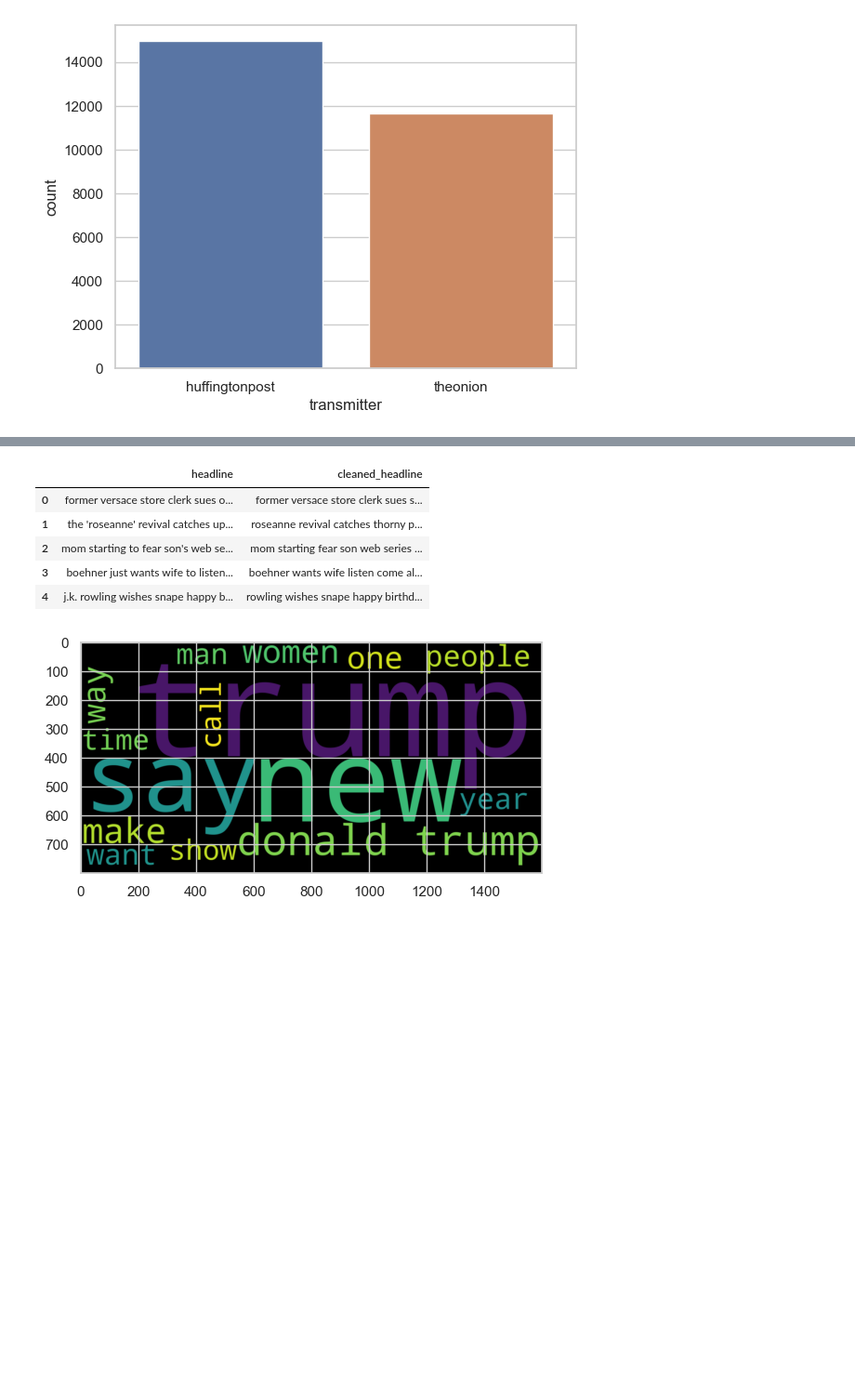
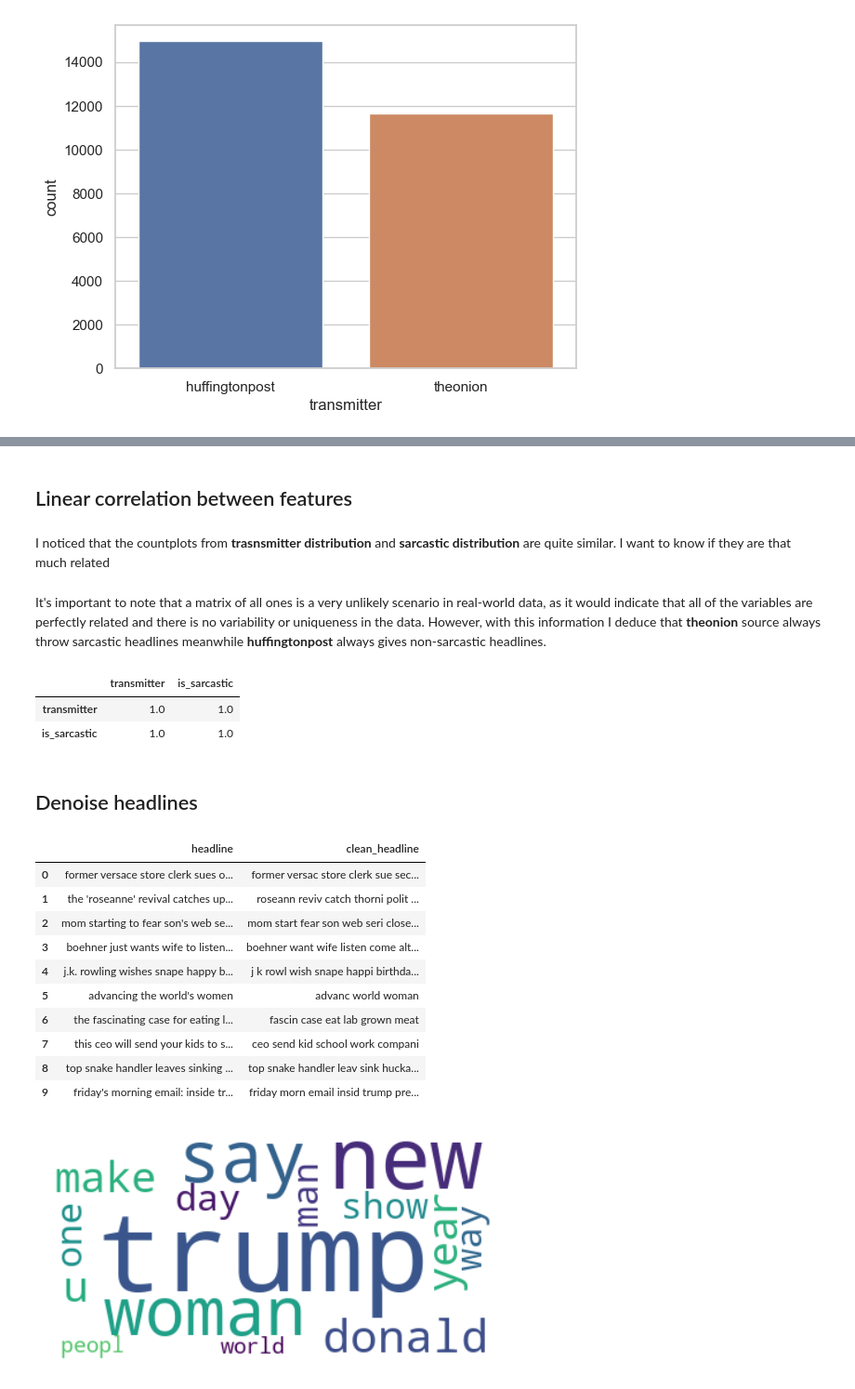
Before and after one commit to wilberquito/Sarcasm-Detector, a Jupyter notebook: detection.ipynb, the cells around one changed output, grey strips where cells are left out. Shown at 93% size. Drawn from its saved outputs; the diff is of its cells as text; code cells hidden in the pictures; blank space fills up the shorter version.

```diff
--- a/detection.ipynb
+++ b/detection.ipynb
@@ -181,0 +133,4 @@ def denoise_text(text):
+# %% [markdown]
+## Linear correlation between features
+# %% [markdown]
+I noticed that the countplots from **trasnsmitter distribution** and **sarcastic distribution** are quite similar. I want to know if they are that much related
@@ -182,11 +143,61 @@ def denoise_text(text):
+# %% [markdown]
+It's important to note that a matrix of all ones is a very unlikely scenario in real-world data, as it would indicate that all of the variables are perfectly related and there is no variability or uniqueness in the data. However, with this information I deduce that **theonion** source always throw sarcastic headlines meanwhile **huffingtonpost** always gives non-sarcastic headlines.
+# %%
+# calculate the correlation matrix
+corr = X.corr()
+corr
+# %% [output]
+|  | transmitter | is_sarcastic |
+| transmitter | 1.0 | 1.0 |
+| is_sarcastic | 1.0 | 1.0 |
+# %% [markdown]
+## Denoise headlines
+# %%
+def denoise_text(text: str):
+
+    from nltk.tokenize import RegexpTokenizer
+    from nltk.corpus import stopwords
+    from nltk.stem import PorterStemmer, WordNetLemmatizer
+
+    def concat(tokens):
+        return ' '.join(tokens)
+
+    # lower case
+    text = text.lower()
+
+    # remove punctuation
+    tokenizer = RegexpTokenizer(r'\w+')
+    tokens = tokenizer.tokenize(text)
+
+    # remove numbers
+    tokens = [token for token in tokens if not token.isnumeric()]
+
+    # remove stop words
+    stop_words = stopwords.words('english')
+    tokens = [token for token in tokens if token not in stop_words]
+
+    # stem words
+    stemmer = PorterStemmer()
+    tokens = [stemmer.stem(token) for token in tokens]
+
+    # lemmatize words
+    lemmatizer = WordNetLemmatizer()
+    tokens = [lemmatizer.lemmatize(token) for token in tokens]
+
+    return concat(tokens)
 # %%
-df['cleaned_headline'] = df['headline'].apply(denoise_text)
+df['clean_headline'] = df['headline'].apply(denoise_text)
 # %%
-df[['headline', 'cleaned_headline']].head()
+df[['headline', 'clean_headline']].head(10)
 # %% [output]
-|  | headline | cleaned_headline |
-| 0 | former versace store clerk sues o... | former versace store clerk sues s... |
-| 1 | the 'roseanne' revival catches up... | roseanne revival catches thorny p... |
-| 2 | mom starting to fear son's web se... | mom starting fear son web series ... |
-| 3 | boehner just wants wife to listen... | boehner wants wife listen come al... |
-| 4 | j.k. rowling wishes snape happy b... | rowling wishes snape happy birthd... |
+|  | headline | clean_headline |
+| 0 | former versace store clerk sues o... | former versac store clerk sue sec... |
+| 1 | the 'roseanne' revival catches up... | roseann reviv catch thorni polit ... |
+| 2 | mom starting to fear son's web se... | mom start fear son web seri close... |
+| 3 | boehner just wants wife to listen... | boehner want wife listen come alt... |
+| 4 | j.k. rowling wishes snape happy b... | j k rowl wish snape happi birthda... |
+| 5 | advancing the world's women | advanc world woman |
+| 6 | the fascinating case for eating l... | fascin case eat lab grown meat |
+| 7 | this ceo will send your kids to s... | ceo send kid school work compani |
+| 8 | top snake handler leaves sinking ... | top snake handler leav sink hucka... |
+| 9 | friday's morning email: inside tr... | friday morn email insid trump pre... |
@@ -195,9 +204,11 @@ non_sarcastic_words = ' '.join(df[df['is_sarcastic'] == 0]['cleaned_headline'])
 # %%
 # more frequent words used in not sarcastic headlines
-non_sarcastic_words = ' '.join(df[df['is_sarcastic'] == 0]['cleaned_headline'])
-wc = WordCloud(max_words = 15 , width = 1600 , height = 800).generate(non_sarcastic_words)
-ax = plt.imshow(wc , interpolation = 'bilinear')
+ns_words = ' '.join(df[df['is_sarcastic'] == 0]['clean_headline'])
+wc = WordCloud(max_words = 15, collocations = False, background_color = 'white').generate(ns_words)
+plt.imshow(wc , interpolation = 'bilinear')
+plt.axis("off")
+plt.show()
 # %% [output]
-[figure, old version]
+[figure, new version]
 # %%
 # more frequent words used in sarcastic headlines
```
Also changed, not shown: parts of 35 cells of this notebook, 2 other files.
